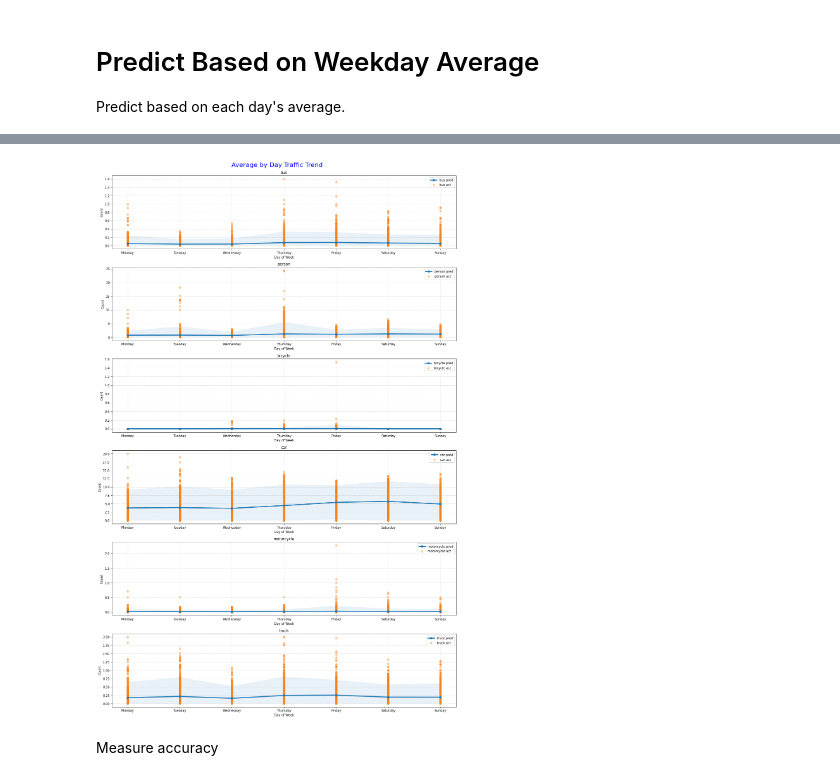
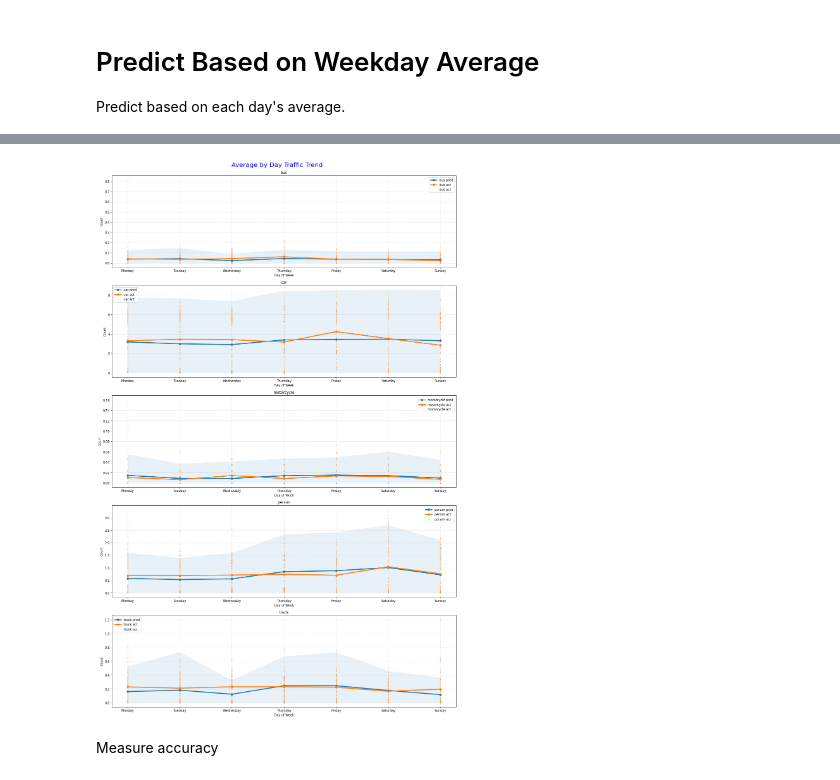
Before and after one commit to mcdomx/monitor, a Jupyter notebook: notebooks/monitor_forecasting.ipynb, the cells around one changed output, grey strips where cells are left out. Cells and saved outputs as stored; diff of their text form; code cells hidden in the pictures.

```diff
--- a/notebooks/monitor_forecasting.ipynb
+++ b/notebooks/monitor_forecasting.ipynb
@@ -150,5 +267,0 @@ remove_categories = ['traffic light', 'dog', 'umbrella']
-# %%
-raw_df.drop(columns=remove_categories, inplace=True)
-# %%
-categories = list(set(categories).difference(set(remove_categories)))
-categories
@@ -157,3 +268,5 @@ categories
+# %%
+X_train, X_test, y_train, y_test, train_df, test_df = get_train_test_split(raw_df, hours_in_test=7*24, y_intervals=1)
 # %% [markdown]
 <h1>Predict Based on Weekday Average</h1>
 Predict based on each day's average.
@@ -178,30 +282,38 @@ categories
+# %%
+weekdayavg_train_df = train_df[['weekday', 'class_name', 'rate']].groupby(['weekday', 'class_name']).agg([np.mean, np.std])
+weekdayavg_test_df = test_df[['weekday', 'class_name', 'rate']].groupby(['weekday', 'class_name']).agg([np.mean, np.std])
 # %%
 fig, subplot = plt.subplots(nrows=len(categories), ncols=1, figsize=(16,25))
 fig.suptitle("Average by Day Traffic Trend\n", fontsize=20, c='b')
 
-plot_df = weekdayavg_df
+_train_df = weekdayavg_train_df
+_test_df = weekdayavg_test_df
 
-for i, c in enumerate(categories):
-    if len(plot_df[c]) == 0:
-        continue
-    y_val = plot_df[(c, 'mean')]
-    y_err = plot_df[(c, 'std')].values * 1.97
-    subplot[i].plot(plot_df.index, y_val, label=f"{c} pred", marker='o', lw=3)
-    subplot[i].fill_between(plot_df.index, np.clip(y_val - y_err,a_min=0, a_max=None), y_val + y_err, alpha=0.1)
-    subplot[i].scatter(raw_df.weekday, raw_df[c], alpha=.4, label=f"{c} act", s=3)
+for i, c in enumerate(_train_df.index.get_level_values(1).unique()):
+    _pr_df = _train_df[_train_df.index.isin([c], level=1)]
+    _te_df = _test_df[_test_df.index.isin([c], level=1)]
+
+    y_val_pred = _pr_df[('rate', 'mean')].values
+    y_err_pred = _pr_df[('rate', 'std')].values * 1.97
+    subplot[i].plot(_pr_df.index.get_level_values(0), y_val_pred, label=f"{c} pred", marker='o', lw=3)
+    subplot[i].fill_between(_pr_df.index.get_level_values(0), np.clip(y_val_pred - y_err_pred,a_min=0, a_max=None), y_val_pred + y_err_pred, alpha=0.1)
+
+    subplot[i].scatter(test_df[test_df.class_name == c].weekday, test_df[test_df.class_name == c].rate, alpha=.4, label=f"{c} act", s=3)
+    y_val_te = _te_df[('rate', 'mean')].values
+    subplot[i].plot(_te_df.index.get_level_values(0), y_val_te, label=f"{c} act", marker='o', lw=3)
 
     subplot[i].set_title(c)
     subplot[i].set_ylabel("Count")
     subplot[i].set_xlabel("Day of Week")
     tick_locations = range(0,7)
     subplot[i].set_xticks(tick_locations)
     subplot[i].set_xticklabels(['Monday', 'Tuesday', 'Wednesday', 'Thursday', 'Friday', 'Saturday', 'Sunday'])
     subplot[i].grid(linestyle='--', alpha=.5, linewidth=.7)
     subplot[i].legend()
 
 plt.tight_layout()
 plt.show()
 # %% [output]
-[figure, old version]
+[figure, new version]
 # %% [markdown]
 Measure accuracy
```
Also changed, not shown: parts of 113 cells of this notebook.
